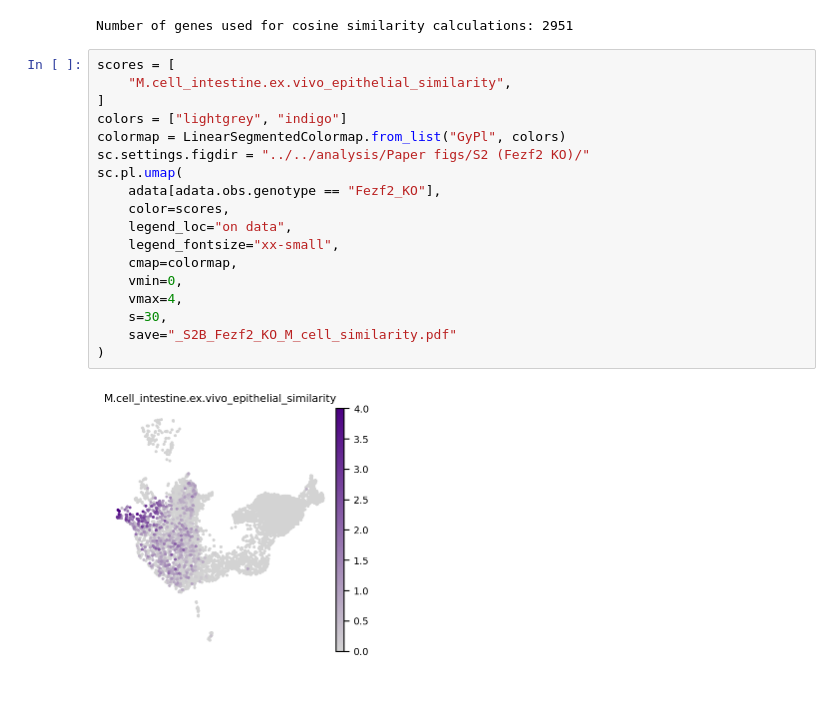
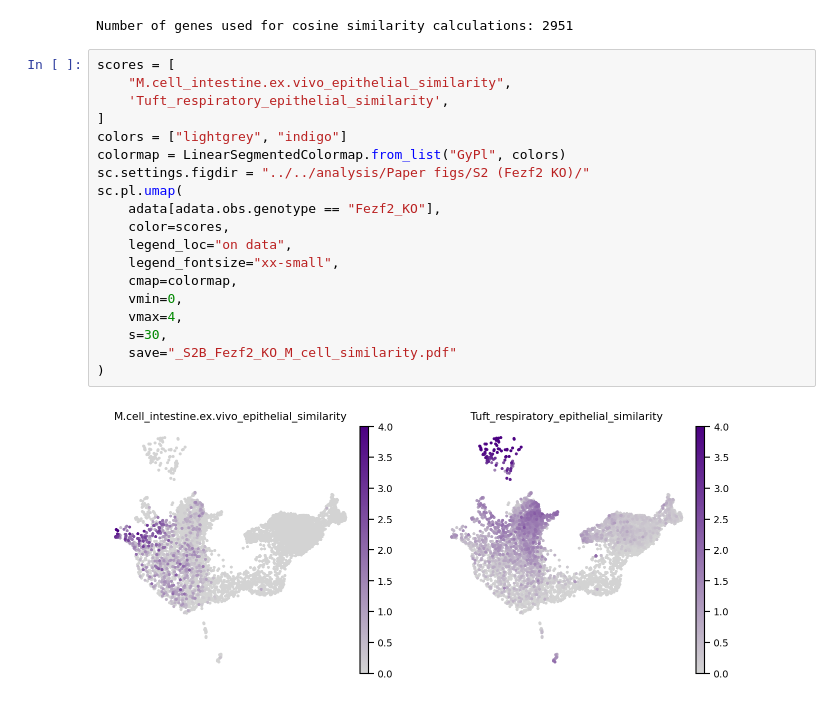
Before and after one commit to j-germino/M-cells, a Jupyter notebook: code/WT_AireKO_Fezf2_thymus/Cosine_similarity.ipynb, the cells around one changed output. Drawn from its saved outputs; the diff is of its cells as text.

```diff
--- a/code/WT_AireKO_Fezf2_thymus/Cosine_similarity.ipynb
+++ b/code/WT_AireKO_Fezf2_thymus/Cosine_similarity.ipynb
@@ -361,20 +361,21 @@ Number of genes used for cosine similarity calculations: 2951
 # %%
 scores = [
     "M.cell_intestine.ex.vivo_epithelial_similarity",
+    'Tuft_respiratory_epithelial_similarity',
 ]
 colors = ["lightgrey", "indigo"]
 colormap = LinearSegmentedColormap.from_list("GyPl", colors)
 sc.settings.figdir = "../../analysis/Paper figs/S2 (Fezf2 KO)/"
 sc.pl.umap(
     adata[adata.obs.genotype == "Fezf2_KO"],
     color=scores,
     legend_loc="on data",
     legend_fontsize="xx-small",
     cmap=colormap,
     vmin=0,
     vmax=4,
     s=30,
     save="_S2B_Fezf2_KO_M_cell_similarity.pdf"
 )
 # %% [output]
-[figure, old version]
+[figure, new version]
```
Also changed, not shown: parts of 1 cell of this notebook, 42 other files.
